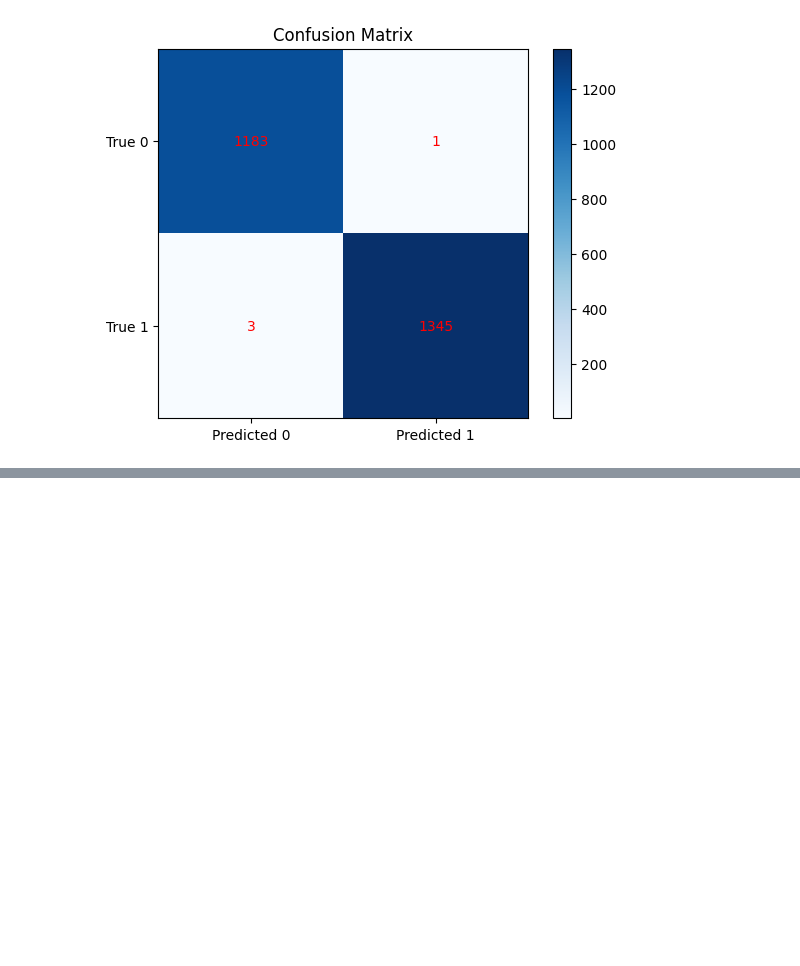
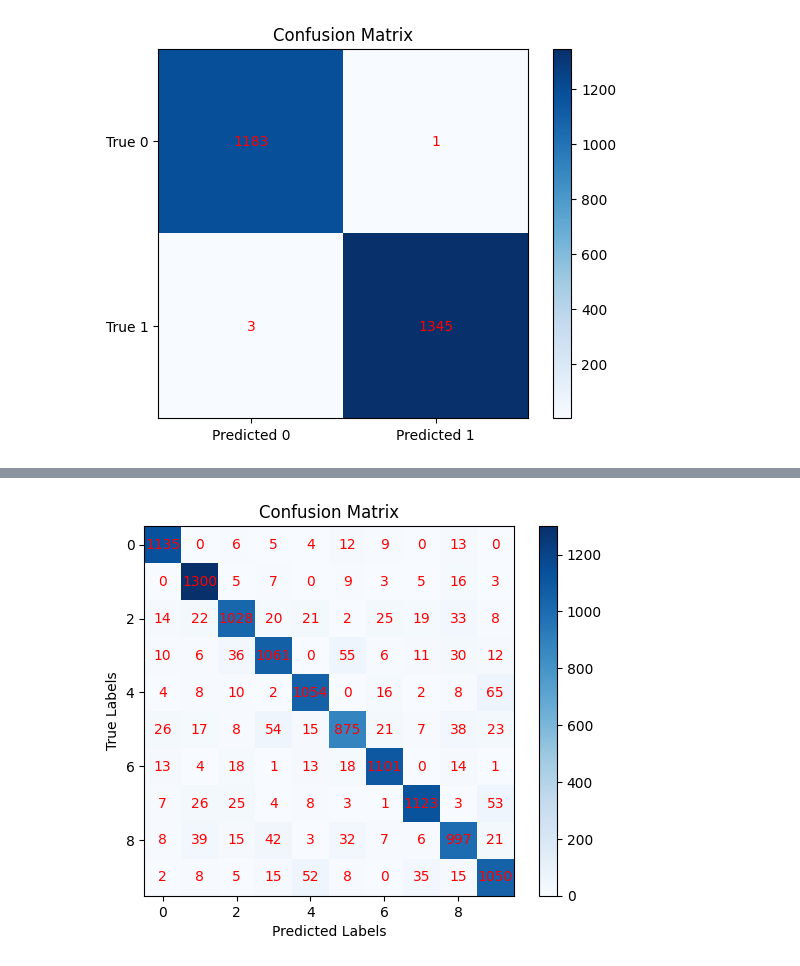
Before and after one commit to naduto/From-Linear-Models-to-Deep-Networks, a Jupyter notebook: Linear Classification Model.ipynb, the cells around one changed output, grey strips where cells are left out. Drawn from its saved outputs; the diff is of its cells as text; code cells hidden in the pictures; blank space fills up the shorter version.

```diff
--- a/Linear Classification Model.ipynb
+++ b/Linear Classification Model.ipynb
@@ -194,0 +313,20 @@ plt.show()
+# %%
+confusion_matrix_multi=torch.zeros(number_of_classes,number_of_classes,dtype=torch.int32)
+total_correct=0
+total=0
+with torch.no_grad():
+    for test_images,test_labels in testing_loader:
+        test_trained_data=test_images.view(-1,28*28)
+
+        test_scores=linear_output(test_trained_data,W_multi,b_multi)
+        test_predictions=softmax(test_scores)
+
+        test_predections=torch.argmax(test_predictions,dim=1)
+
+        total_correct+=(test_predections==test_labels).sum().item()
+        total+=test_labels.size(0)
+
+        for true_label, pred_label in zip(test_labels, test_predections):
+            confusion_matrix_multi[int(true_label.item()), int(pred_label.item())] += 1
+test_accuracy=total_correct/total
+print(f'Test Accuracy: {test_accuracy*100:.2f}%')
@@ -194,0 +349,14 @@ plt.show()
+# %%
+plt.imshow(confusion_matrix_multi, cmap='Blues')
+plt.title('Confusion Matrix')
+plt.colorbar()
+plt.xlabel("Predicted Labels")
+plt.ylabel("True Labels")
+
+for i in range(number_of_classes):
+    for j in range(number_of_classes):
+        plt.text(j, i, confusion_matrix_multi[i, j].item(), ha='center', va='center', color='red')
+
+plt.show()
+# %% [output]
+[figure, added]
```
Also changed, not shown: parts of 13 cells of this notebook.
